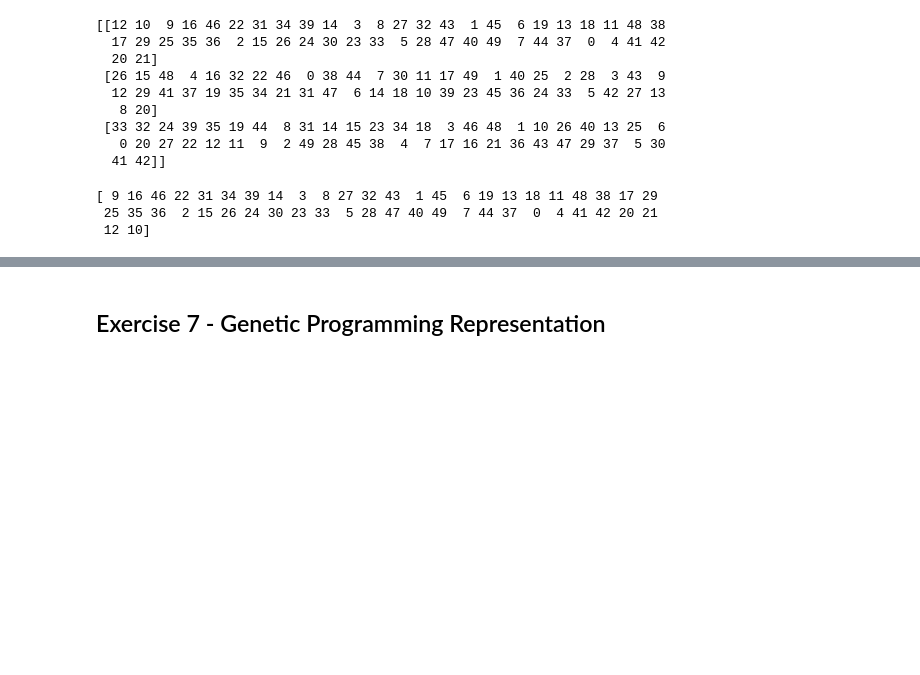
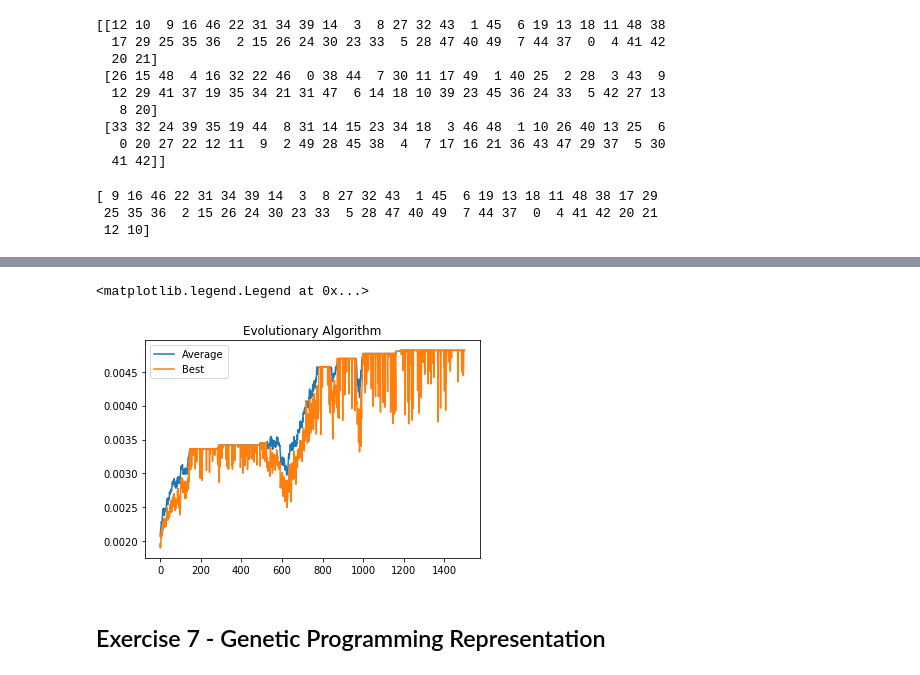
Before and after one commit to marlousnijman/natural_computing, a Jupyter notebook: Assignment 1/assignment1.ipynb, the cells around one changed output, grey strips where cells are left out. Cells and saved outputs as stored; diff of their text form; code cells hidden in the pictures; blank space fills up the shorter version.

```diff
--- a/Assignment 1/assignment1.ipynb
+++ b/Assignment 1/assignment1.ipynb
@@ -343,3 +433,11 @@ plt.plot(distance_array)
+# %%
+plt.plot(fitness_array_ea[:,2])
+plt.plot(fitness_array_ea[:,0])
+plt.title("Evolutionary Algorithm")
+plt.legend(["Average","Best"])
+# %% [output]
+<matplotlib.legend.Legend at 0x...>
+[figure, added]
 # %% [markdown]
 ## Exercise 7 - Genetic Programming Representation
 # %% [markdown]
```
Also changed, not shown: parts of 6 cells of this notebook.
